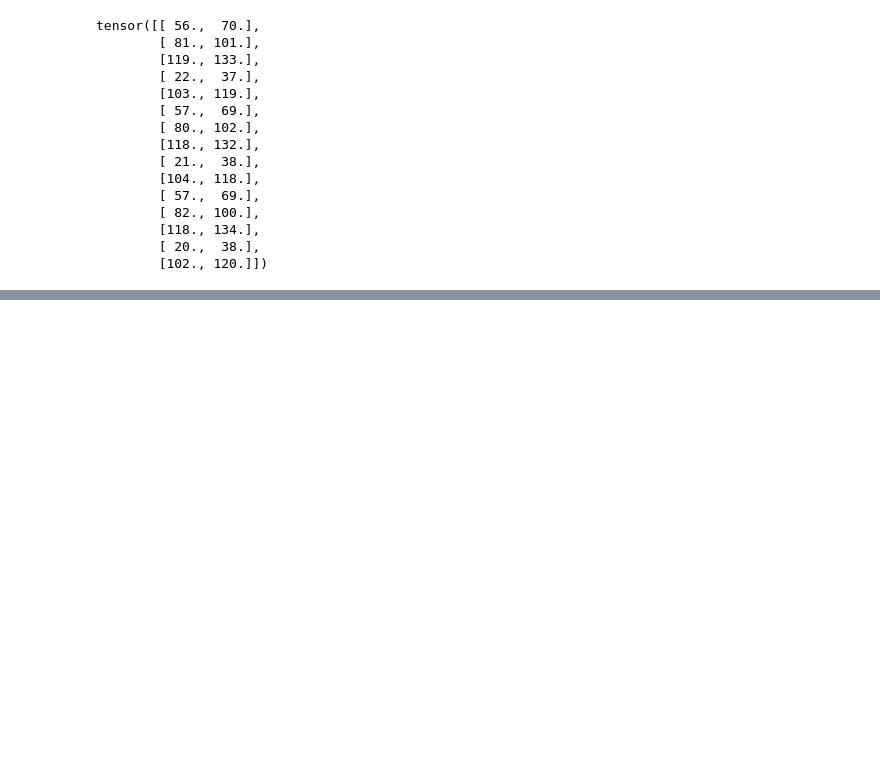
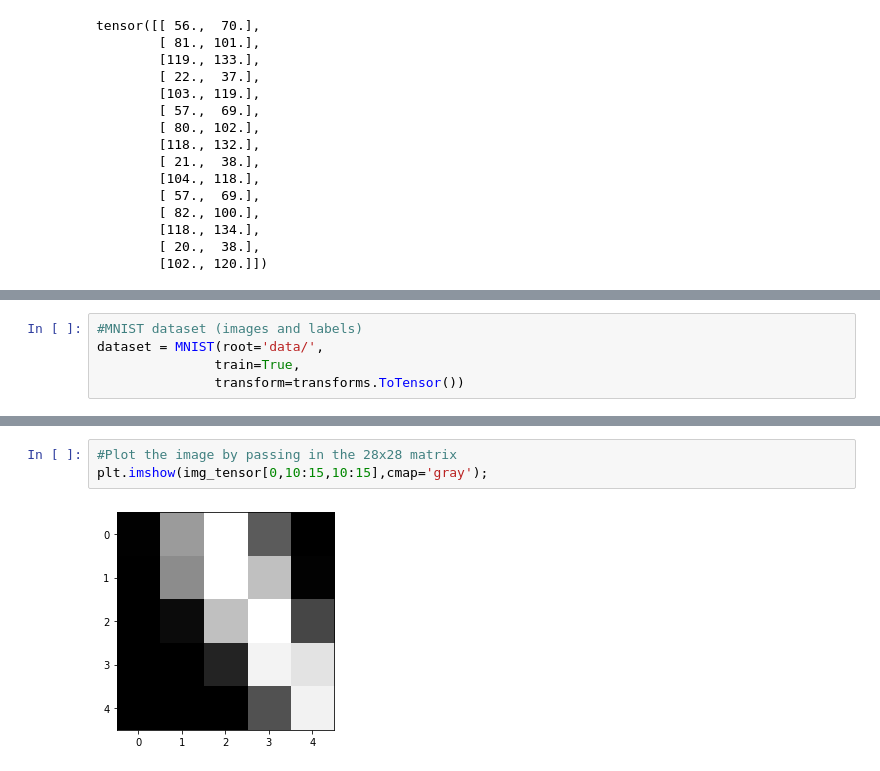
Before and after one commit to andresqb198/Pytorch, a Jupyter notebook: Pytorch Basics.ipynb, the cells around one changed output, grey strips where cells are left out. Saved outputs shown, nothing was run; the diff lists cells and outputs as text; blank space fills up the shorter version.

```diff
--- a/Pytorch Basics.ipynb
+++ b/Pytorch Basics.ipynb
@@ -547,0 +605,5 @@ tensor([[ 56.,  70.],
+# %%
+#MNIST dataset (images and labels)
+dataset = MNIST(root='data/',
+               train=True,
+               transform=transforms.ToTensor())
@@ -547,0 +625,5 @@ tensor([[ 56.,  70.],
+# %%
+#Plot the image by passing in the 28x28 matrix
+plt.imshow(img_tensor[0,10:15,10:15],cmap='gray');
+# %% [output]
+[figure, added]
```
Also changed, not shown: parts of 32 cells of this notebook.
